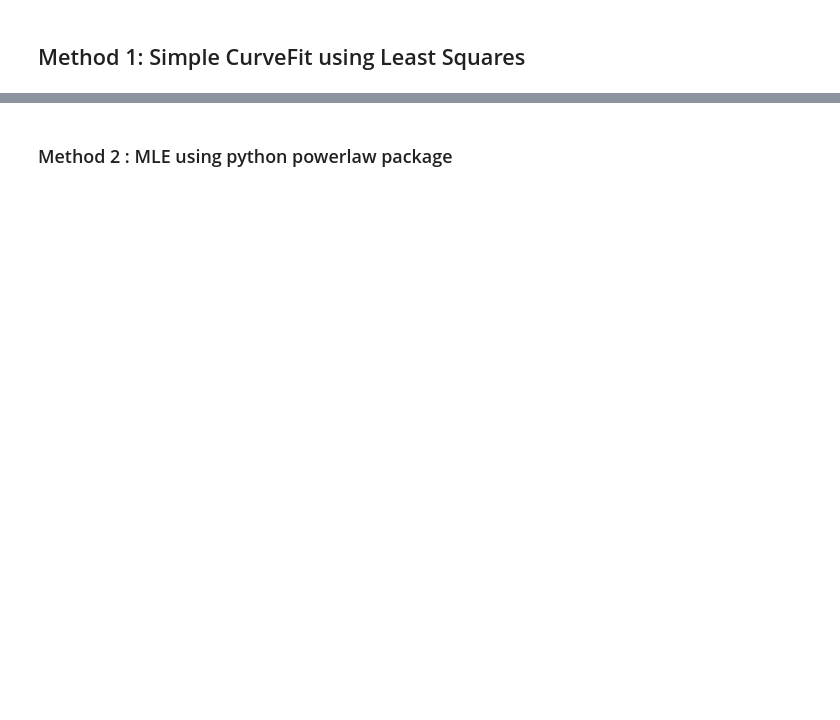
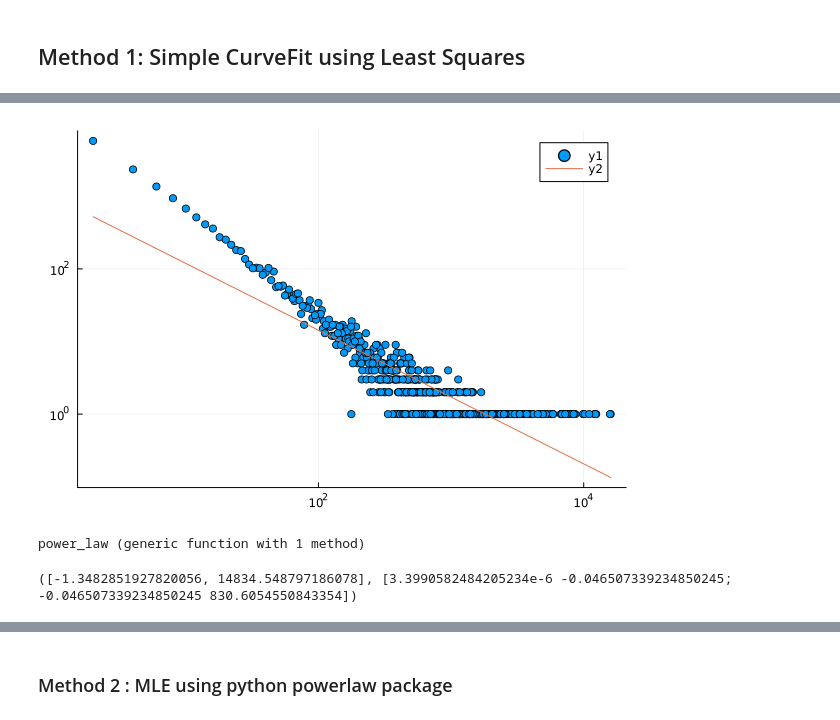
Before and after one commit to gabipana7/earthquake-networks-julia-dev, a Jupyter notebook: connectivity_analysis.ipynb, the cells around one changed output, grey strips where cells are left out. Saved outputs shown, nothing was run; the diff lists cells and outputs as text; code cells hidden in the pictures; blank space fills up the shorter version.

```diff
--- a/connectivity_analysis.ipynb
+++ b/connectivity_analysis.ipynb
@@ -82,0 +111,24 @@ scatter(x,y,xscale=:log10,yscale=:log10)
+# %%
+scatter(x, y,xscale=:log10,yscale=:log10)
+plot!(x,power_law(x,parameters[1],parameters[2]))
+# %% [output]
+[figure, added]
+# %%
+# include("./src/histogram_fit.jl")
+function power_law(x,a, b)
+    return b*x .^(a)
+end
+# %% [output]
+power_law (generic function with 1 method)
+# %%
+using PyCall
+
+wrap = pyeval("""lambda f: lambda a, b, c: f(a, b, c)""")
+@pyimport scipy.optimize as sopt
+pars, cov = sopt.curve_fit(wrap((x, a, b)->b.*x.^a), x, y)
+
+# so = pyimport("scipy.optimize")
+# f = PyCall.jlfun2pyfun((x, a, b)->b.*x.^a)
+# so.curve_fit(f, x, y)
+# %% [output]
+([-1.3482851927820056, 14834.548797186078], [3.3990582484205234e-6 -0.046507339234850245; -0.046507339234850245 830.6054550843354])
```
Also changed, not shown: parts of 49 cells of this notebook, 6 other files.
